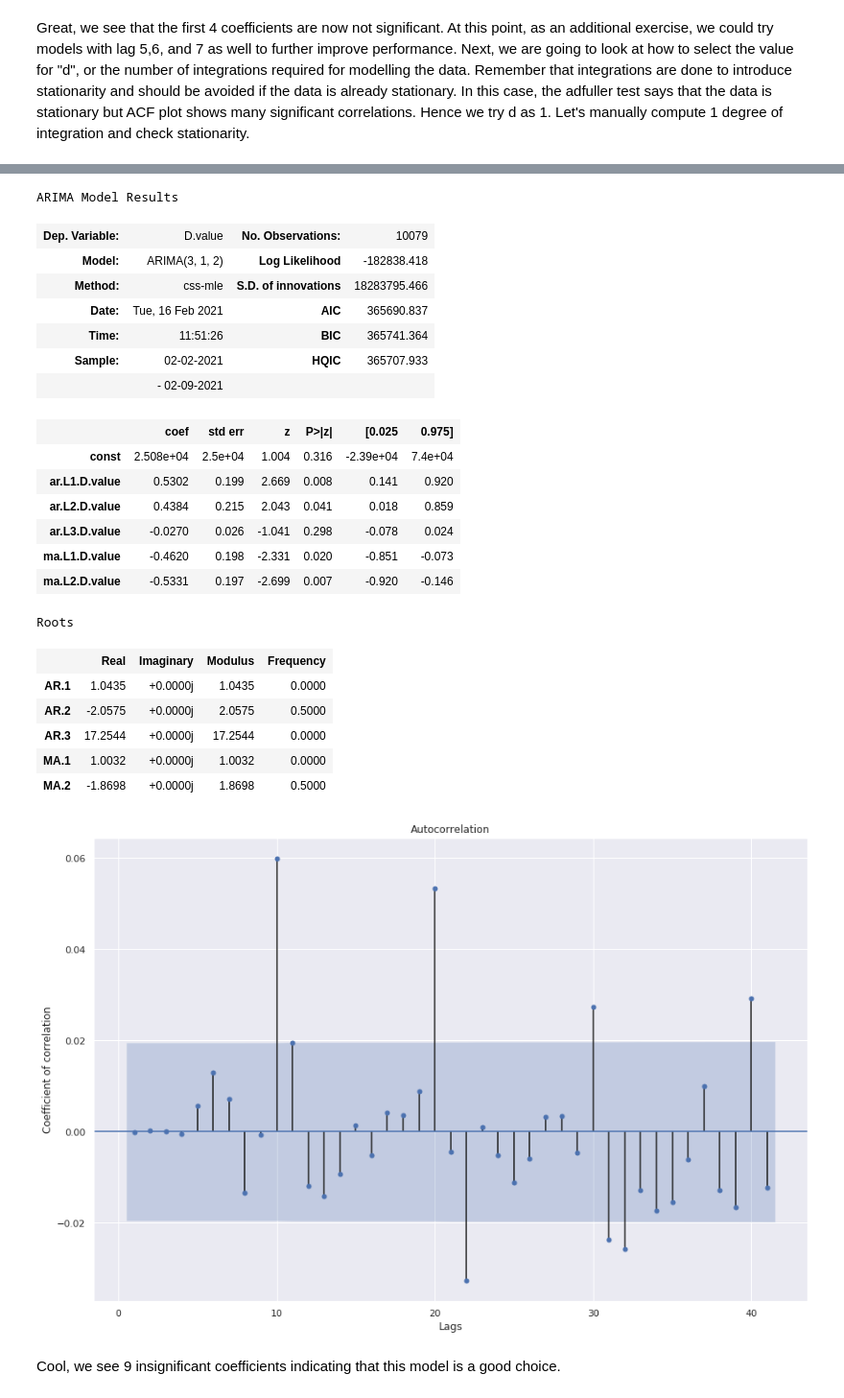
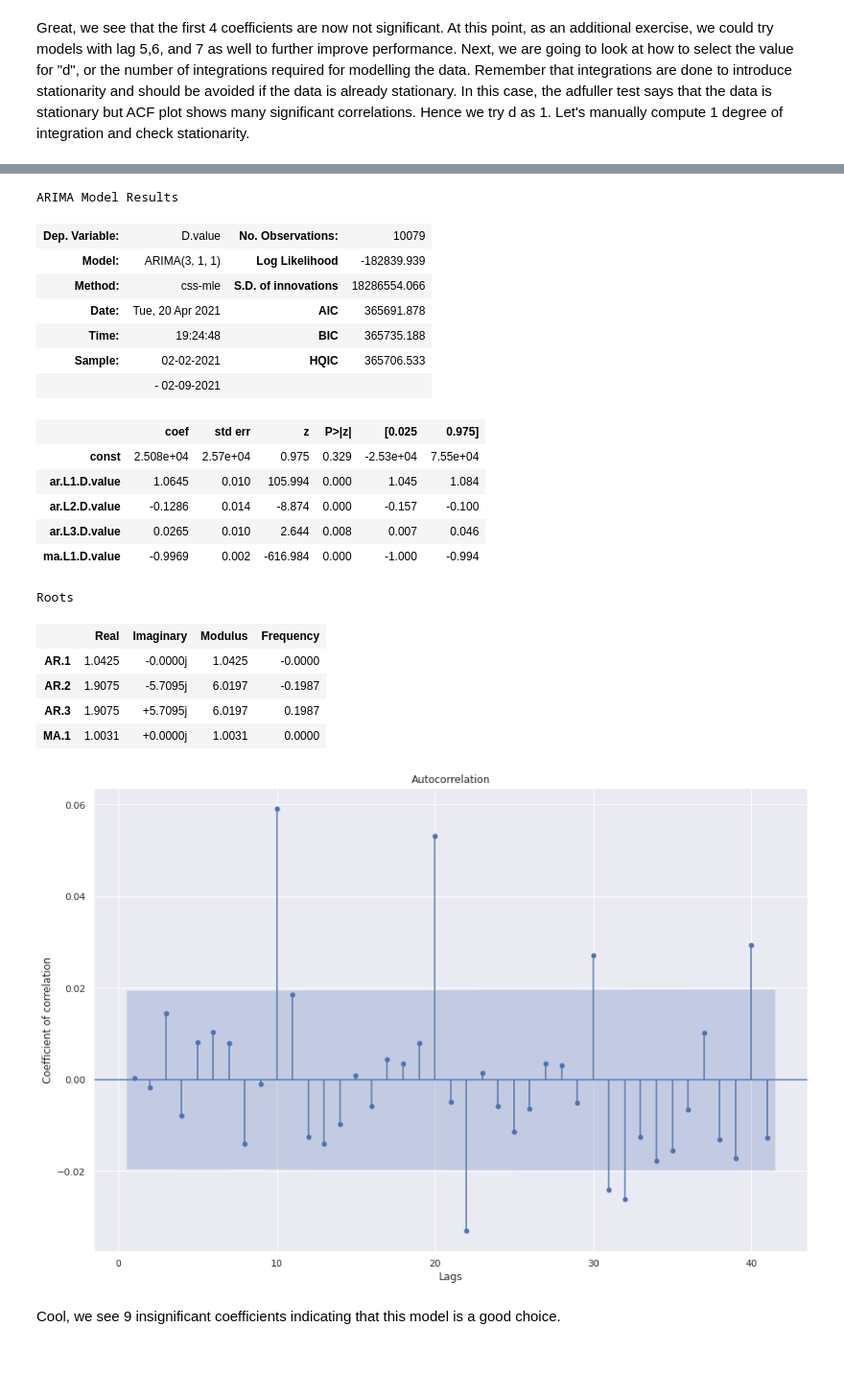
Before and after one commit to aicoe-aiops/time-series, a Jupyter notebook: notebooks/ts-3-concepts.ipynb, the cells around one changed output, grey strips where cells are left out. Shown at 96% size. Saved outputs shown, nothing was run; the diff lists cells and outputs as text; code cells hidden in the pictures; blank space fills up the shorter version.

Commit message:
Add Linear and Exponential models
Add detailed explanation

Change the dataset and add it to the repo

Pre-commit

Updated notebook

update

Clean notebook

Add missing outputs

```diff
--- a/notebooks/ts-3-concepts.ipynb
+++ b/notebooks/ts-3-concepts.ipynb
@@ -899,37 +1113,35 @@ For exercise, and a rigorous search for the best model, we could check for model
 # %%
-ARIMA_312 = ARIMA(ts, order=(3, 1, 2)).fit()
-ARIMA_312.summary()
+ARIMA_311 = ARIMA(ts, order=(3, 1, 1)).fit()
+ARIMA_311.summary()
 # %% [output]
 ARIMA Model Results
 | Dep. Variable: | D.value | No. Observations: | 10079 |
-| Model: | ARIMA(3, 1, 2) | Log Likelihood | -182838.418 |
-| Method: | css-mle | S.D. of innovations | 18283795.466 |
-| Date: | Tue, 16 Feb 2021 | AIC | 365690.837 |
-| Time: | 11:51:26 | BIC | 365741.364 |
-| Sample: | 02-02-2021 | HQIC | 365707.933 |
+| Model: | ARIMA(3, 1, 1) | Log Likelihood | -182839.939 |
+| Method: | css-mle | S.D. of innovations | 18286554.066 |
+| Date: | Tue, 20 Apr 2021 | AIC | 365691.878 |
+| Time: | 19:24:48 | BIC | 365735.188 |
+| Sample: | 02-02-2021 | HQIC | 365706.533 |
 |  | - 02-09-2021 |  |  |
 |  | coef | std err | z | P>|z| | [0.025 | 0.975] |
-| const | 2.508e+04 | 2.5e+04 | 1.004 | 0.316 | -2.39e+04 | 7.4e+04 |
-| ar.L1.D.value | 0.5302 | 0.199 | 2.669 | 0.008 | 0.141 | 0.920 |
-| ar.L2.D.value | 0.4384 | 0.215 | 2.043 | 0.041 | 0.018 | 0.859 |
-| ar.L3.D.value | -0.0270 | 0.026 | -1.041 | 0.298 | -0.078 | 0.024 |
-| ma.L1.D.value | -0.4620 | 0.198 | -2.331 | 0.020 | -0.851 | -0.073 |
-| ma.L2.D.value | -0.5331 | 0.197 | -2.699 | 0.007 | -0.920 | -0.146 |
+| const | 2.508e+04 | 2.57e+04 | 0.975 | 0.329 | -2.53e+04 | 7.55e+04 |
+| ar.L1.D.value | 1.0645 | 0.010 | 105.994 | 0.000 | 1.045 | 1.084 |
+| ar.L2.D.value | -0.1286 | 0.014 | -8.874 | 0.000 | -0.157 | -0.100 |
+| ar.L3.D.value | 0.0265 | 0.010 | 2.644 | 0.008 | 0.007 | 0.046 |
+| ma.L1.D.value | -0.9969 | 0.002 | -616.984 | 0.000 | -1.000 | -0.994 |
 Roots
 |  | Real | Imaginary | Modulus | Frequency |
-| AR.1 | 1.0435 | +0.0000j | 1.0435 | 0.0000 |
-| AR.2 | -2.0575 | +0.0000j | 2.0575 | 0.5000 |
-| AR.3 | 17.2544 | +0.0000j | 17.2544 | 0.0000 |
-| MA.1 | 1.0032 | +0.0000j | 1.0032 | 0.0000 |
-| MA.2 | -1.8698 | +0.0000j | 1.8698 | 0.5000 |
+| AR.1 | 1.0425 | -0.0000j | 1.0425 | -0.0000 |
+| AR.2 | 1.9075 | -5.7095j | 6.0197 | -0.1987 |
+| AR.3 | 1.9075 | +5.7095j | 6.0197 | 0.1987 |
+| MA.1 | 1.0031 | +0.0000j | 1.0031 | 0.0000 |
 # %%
-sgt.plot_acf(ARIMA_312.resid, zero=False)
+sgt.plot_acf(ARIMA_311.resid, zero=False)
 plt.rc("figure", figsize=(15, 10))
 plt.ylabel("Coefficient of correlation")
 plt.xlabel("Lags")
 plt.show()
 # %% [output]
-[figure, old version]
+[figure, new version]
 # %% [markdown]
 Cool, we see 9 insignificant coefficients indicating that this model is a good choice.
 # %% [markdown]
```
Also changed, not shown: parts of 71 cells of this notebook, 1 other file.
